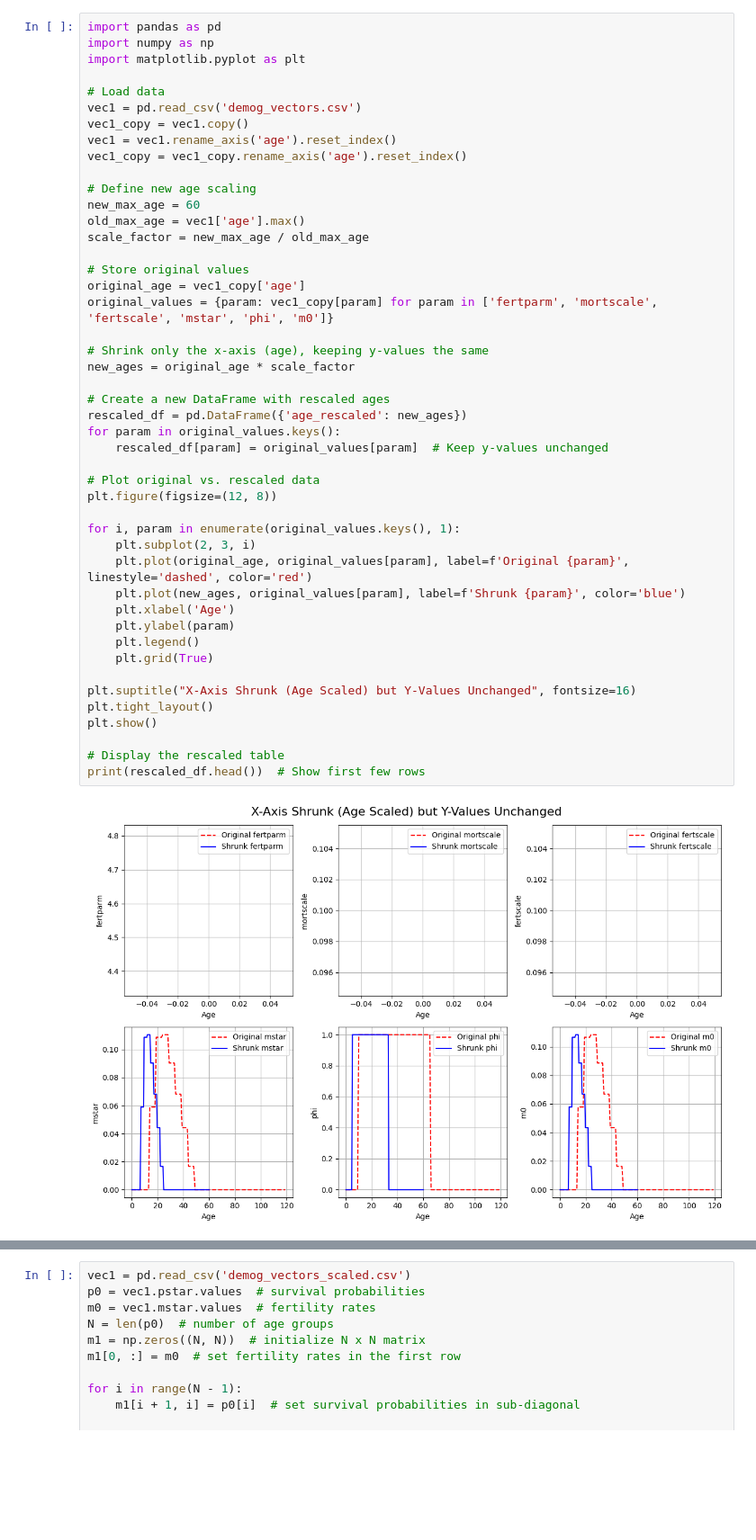
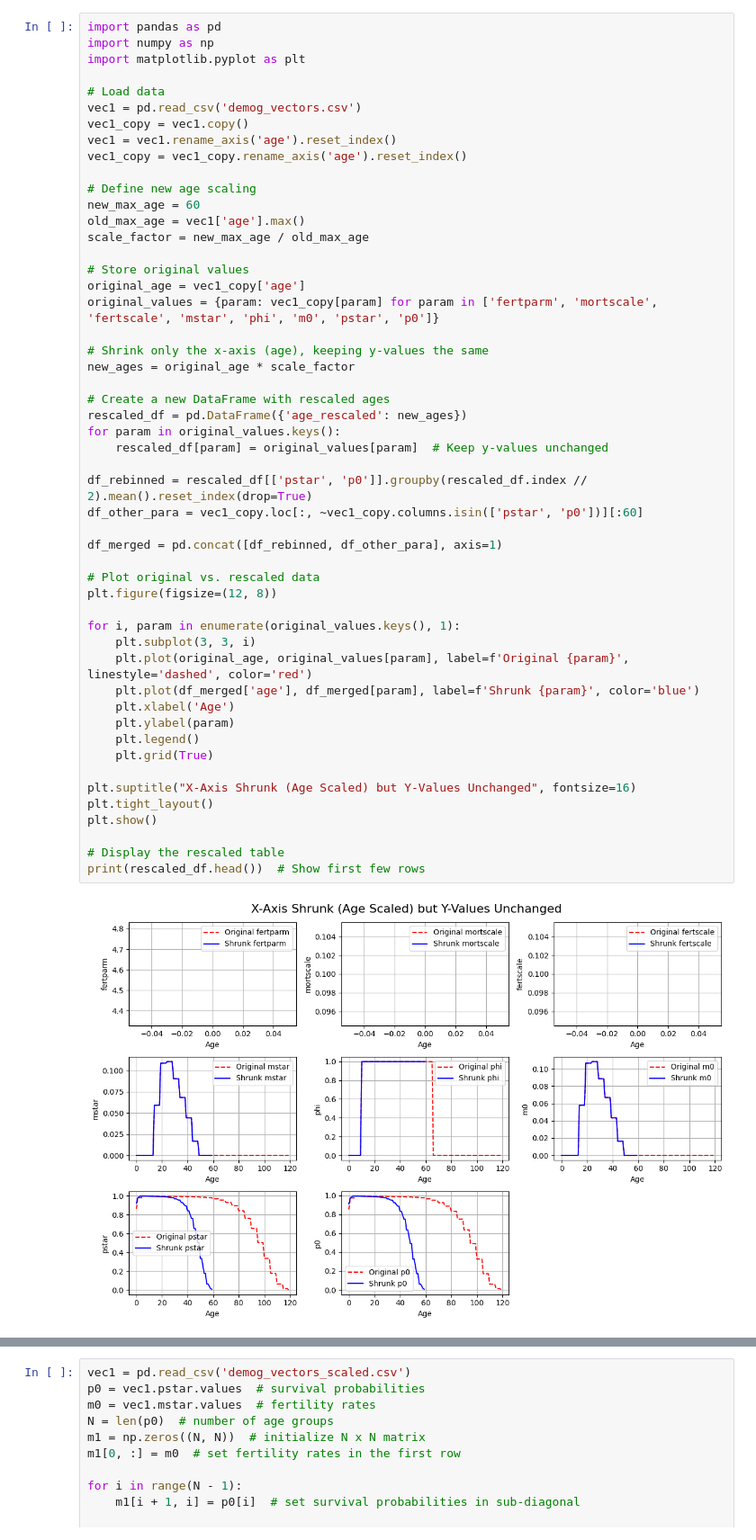
Before and after one commit to yutongliang723/CSH_ABM_2024, a Jupyter notebook: test.ipynb, the cells around one changed output, grey strips where cells are left out. Shown at 90% size. Drawn from its saved outputs; the diff is of its cells as text; blank space fills up the shorter version.

Commit message:
modified:   demog_scale.py 	modified:   demog_vectors_scaled.csv 	modified:   parameters.json 	modified:   test.ipynb

```diff
--- a/test.ipynb
+++ b/test.ipynb
@@ -146,34 +150,39 @@ old_max_age = vec1['age'].max()
 scale_factor = new_max_age / old_max_age
 
 # Store original values
 original_age = vec1_copy['age']
-original_values = {param: vec1_copy[param] for param in ['fertparm', 'mortscale', 'fertscale', 'mstar', 'phi', 'm0']}
+original_values = {param: vec1_copy[param] for param in ['fertparm', 'mortscale', 'fertscale', 'mstar', 'phi', 'm0', 'pstar', 'p0']}
 
 # Shrink only the x-axis (age), keeping y-values the same
 new_ages = original_age * scale_factor
 
 # Create a new DataFrame with rescaled ages
 rescaled_df = pd.DataFrame({'age_rescaled': new_ages})
 for param in original_values.keys():
     rescaled_df[param] = original_values[param]  # Keep y-values unchanged
 
+df_rebinned = rescaled_df[['pstar', 'p0']].groupby(rescaled_df.index // 2).mean().reset_index(drop=True)
+df_other_para = vec1_copy.loc[:, ~vec1_copy.columns.isin(['pstar', 'p0'])][:60]
+
+df_merged = pd.concat([df_rebinned, df_other_para], axis=1)
+
 # Plot original vs. rescaled data
 plt.figure(figsize=(12, 8))
 
 for i, param in enumerate(original_values.keys(), 1):
-    plt.subplot(2, 3, i)
+    plt.subplot(3, 3, i)
     plt.plot(original_age, original_values[param], label=f'Original {param}', linestyle='dashed', color='red')
-    plt.plot(new_ages, original_values[param], label=f'Shrunk {param}', color='blue')
+    plt.plot(df_merged['age'], df_merged[param], label=f'Shrunk {param}', color='blue')
     plt.xlabel('Age')
     plt.ylabel(param)
     plt.legend()
     plt.grid(True)
 
 plt.suptitle("X-Axis Shrunk (Age Scaled) but Y-Values Unchanged", fontsize=16)
 plt.tight_layout()
 plt.show()
 
 # Display the rescaled table
 print(rescaled_df.head())  # Show first few rows
 # %% [output]
-[figure, old version]
+[figure, new version]
```
Also changed, not shown: parts of 4 cells of this notebook, 3 other files.
